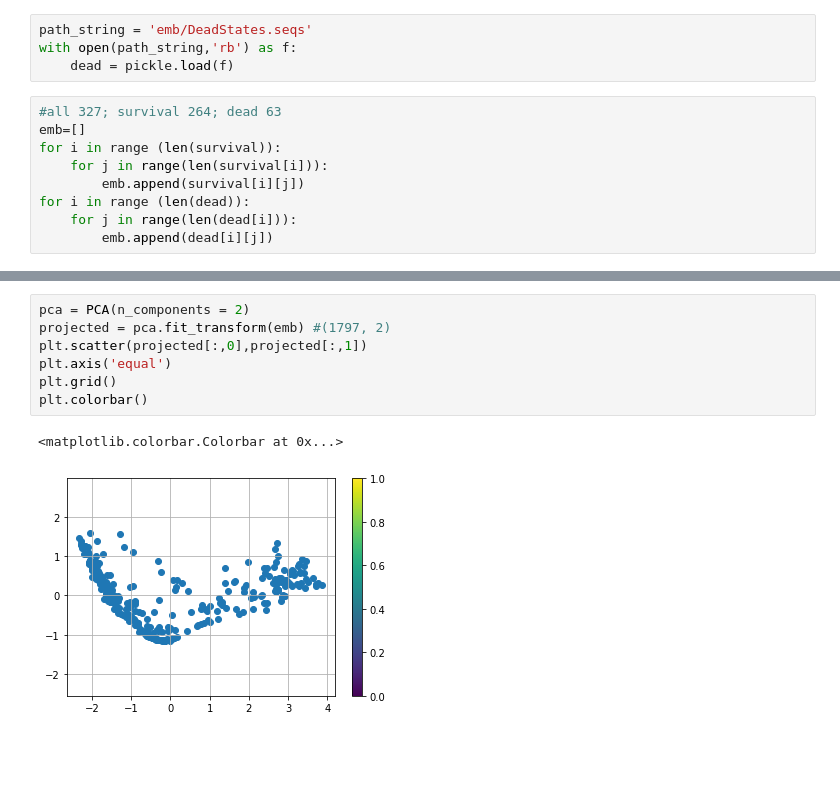
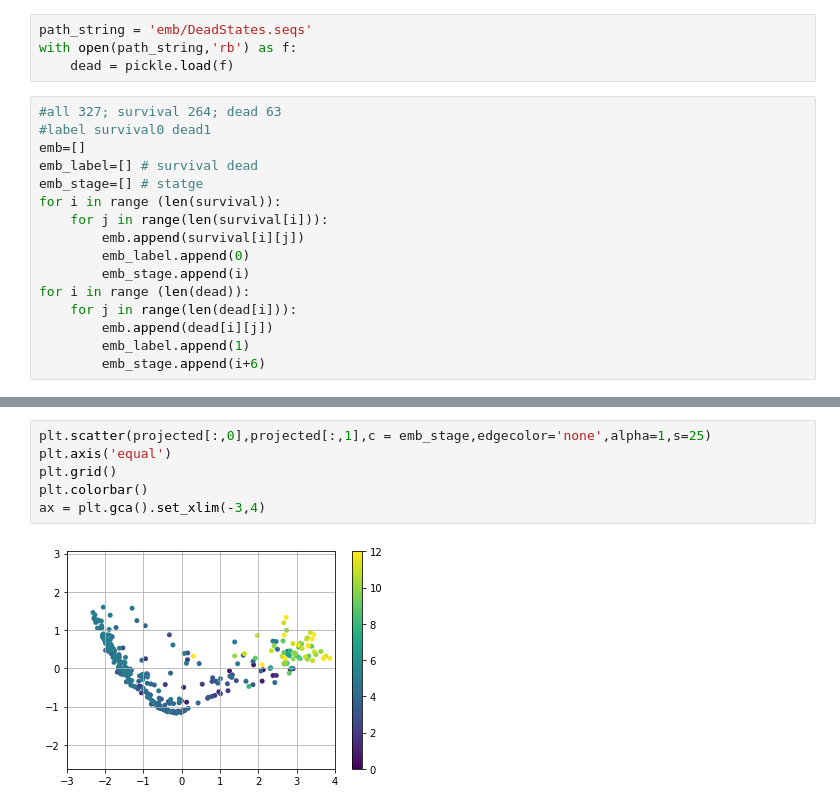
Before and after one commit to hsd1503/covid19_rnn, a Jupyter notebook: ResultsVis.ipynb, the cells around one changed output, grey strips where cells are left out. Saved outputs shown, nothing was run; the diff lists cells and outputs as text; blank space fills up the shorter version.

```diff
--- a/ResultsVis.ipynb
+++ b/ResultsVis.ipynb
@@ -95,10 +95,17 @@ with open(path_string,'rb') as f:
     dead = pickle.load(f)
 # %%
 #all 327; survival 264; dead 63
+#label survival0 dead1
 emb=[]
+emb_label=[] # survival dead
+emb_stage=[] # statge
 for i in range (len(survival)):
     for j in range(len(survival[i])):
         emb.append(survival[i][j])
+        emb_label.append(0)
+        emb_stage.append(i)
 for i in range (len(dead)):
     for j in range(len(dead[i])):
         emb.append(dead[i][j])
+        emb_label.append(1)
+        emb_stage.append(i+6)
@@ -119,10 +138,8 @@ plt.show()
 # %%
-pca = PCA(n_components = 2)
-projected = pca.fit_transform(emb) #(1797, 2)
-plt.scatter(projected[:,0],projected[:,1])
+plt.scatter(projected[:,0],projected[:,1],c = emb_stage,edgecolor='none',alpha=1,s=25)
 plt.axis('equal')
 plt.grid()
 plt.colorbar()
+ax = plt.gca().set_xlim(-3,4)
 # %% [output]
-<matplotlib.colorbar.Colorbar at 0x...>
-[figure, old version]
+[figure, new version]
```
Also changed, not shown: parts of 8 cells of this notebook.
